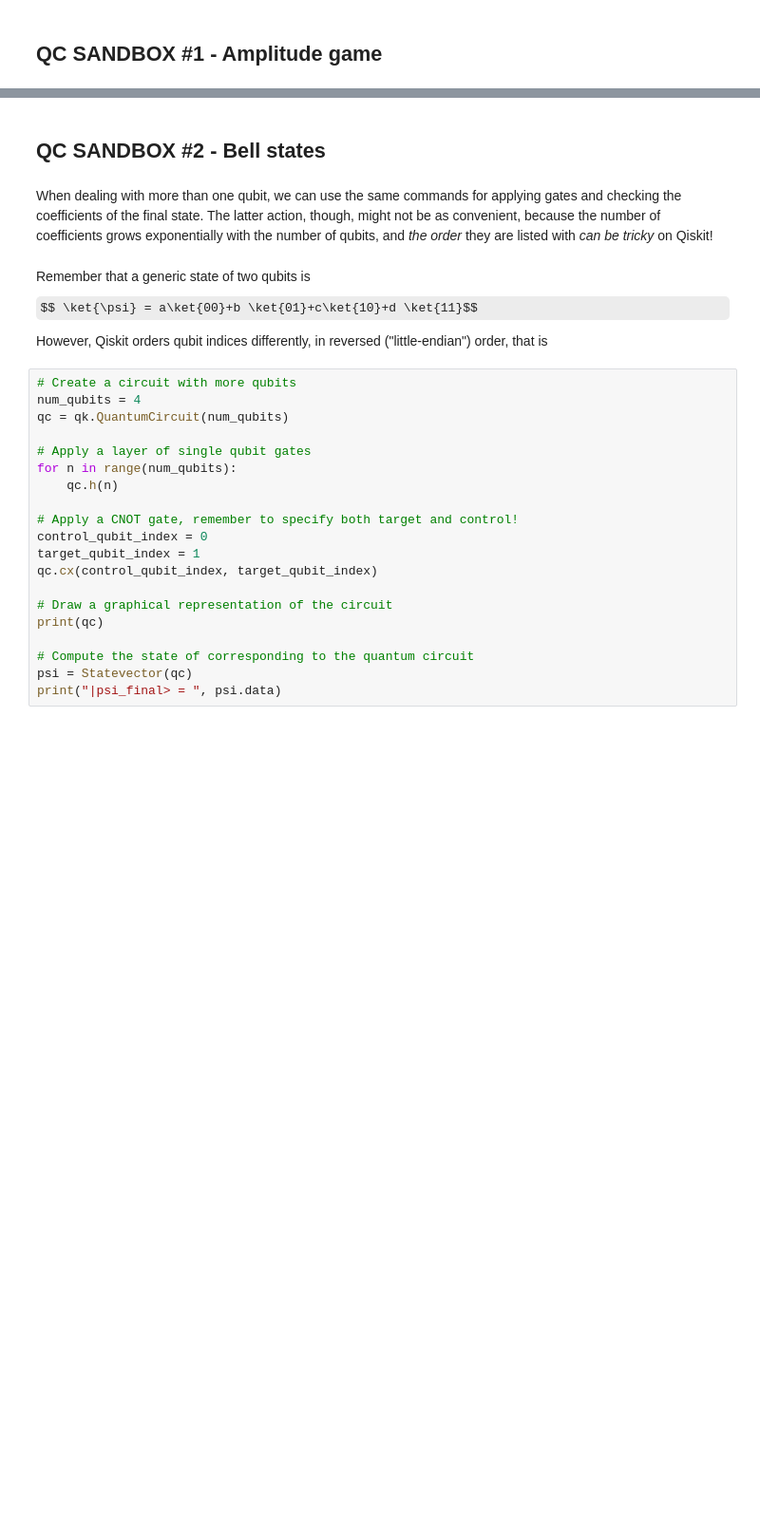
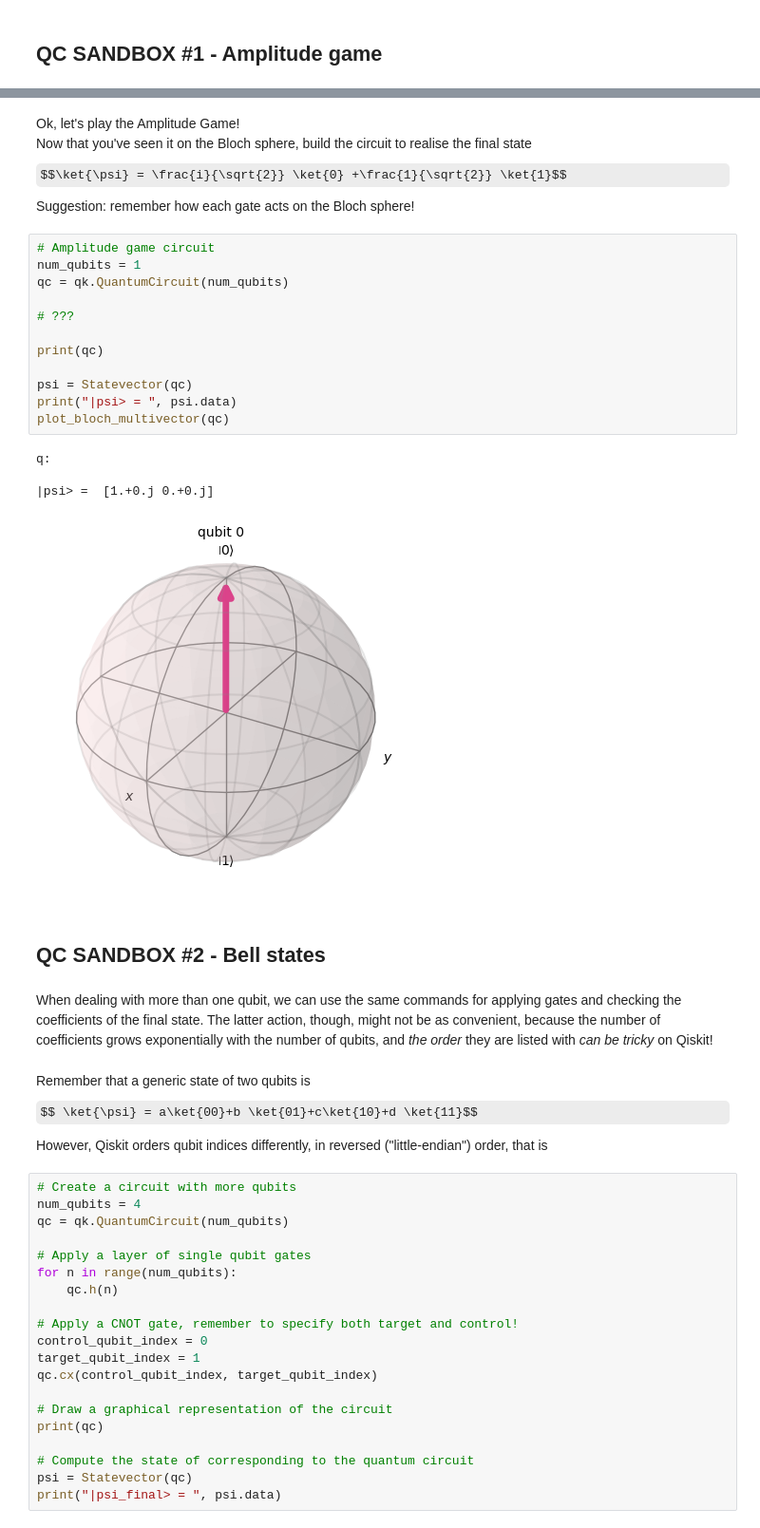
Before and after one commit to ceciliachiar/Sandboxes, a Jupyter notebook: Sandboxes.ipynb, the cells around one changed output, grey strips where cells are left out. Shown at 95% size. Cells and saved outputs as stored; diff of their text form; some formulas as TeX source; blank space fills up the shorter version.

```diff
--- a/Sandboxes.ipynb
+++ b/Sandboxes.ipynb
@@ -112,3 +86,23 @@ Apply the correct gates so that the final state has amplitude $\alpha = \frac{i}
+# %% [markdown]
+Ok, let's play the Amplitude Game! <br> Now that you've seen it on the Bloch sphere, build the circuit to realise the final state  $$\ket{\psi} = \frac{i}{\sqrt{2}} \ket{0} +\frac{1}{\sqrt{2}} \ket{1}$$
+Suggestion: remember how each gate acts on the Bloch sphere!
+# %%
+# Amplitude game circuit
+num_qubits = 1
+qc = qk.QuantumCircuit(num_qubits)
+
+# ???
+
+print(qc)
+
+psi = Statevector(qc)
+print("|psi> = ", psi.data)
+plot_bloch_multivector(qc)
+# %% [output]
+q:
+
+|psi> =  [1.+0.j 0.+0.j]
+[figure, added]
 # %% [markdown]
 ## **QC SANDBOX #2 - Bell states**
 # %% [markdown]
```
Also changed, not shown: parts of 26 cells of this notebook.
